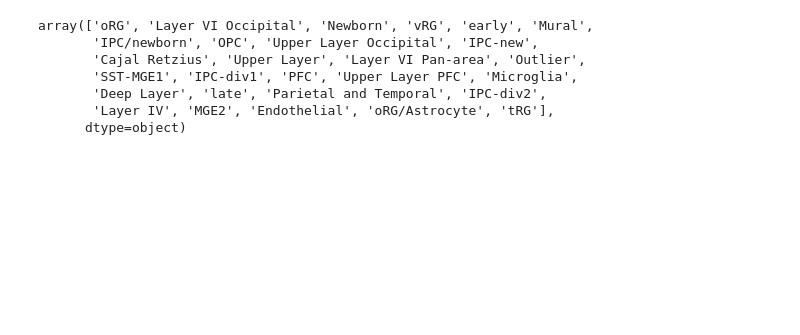
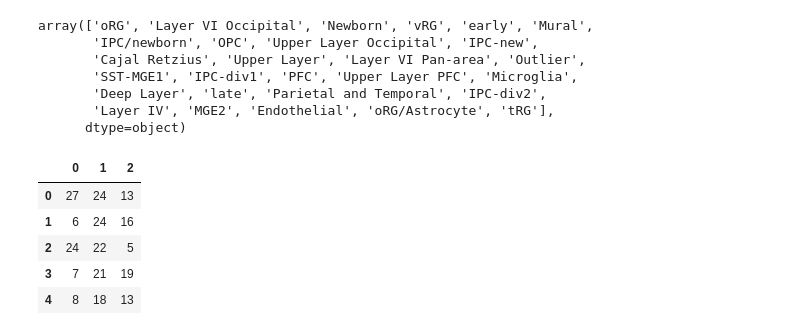
Before and after one commit to braingeneers/SIMS, a Jupyter notebook: notebooks/bhaduri_cortical_model_01.ipynb, the cells around one changed output. Saved outputs shown, nothing was run; the diff lists cells and outputs as text; code cells hidden in the pictures; blank space fills up the shorter version.

```diff
--- a/notebooks/bhaduri_cortical_model_01.ipynb
+++ b/notebooks/bhaduri_cortical_model_01.ipynb
@@ -227,6 +221,14 @@ array(['oRG', 'Layer VI Occipital', 'Newborn', 'vRG', 'early', 'Mural',
       dtype=object)
 # %%
 le = le.fit(prim_labels['Subtype'])
+topk.head()
+# %% [output]
+|  | 0 | 1 | 2 |
+| 0 | 27 | 24 | 13 |
+| 1 | 6 | 24 | 16 |
+| 2 | 24 | 22 | 5 |
+| 3 | 7 | 21 | 19 |
+| 4 | 8 | 18 | 13 |
 # %%
 import plotly.express as px
 
```
Also changed, not shown: parts of 8 cells of this notebook, 13 other files.
